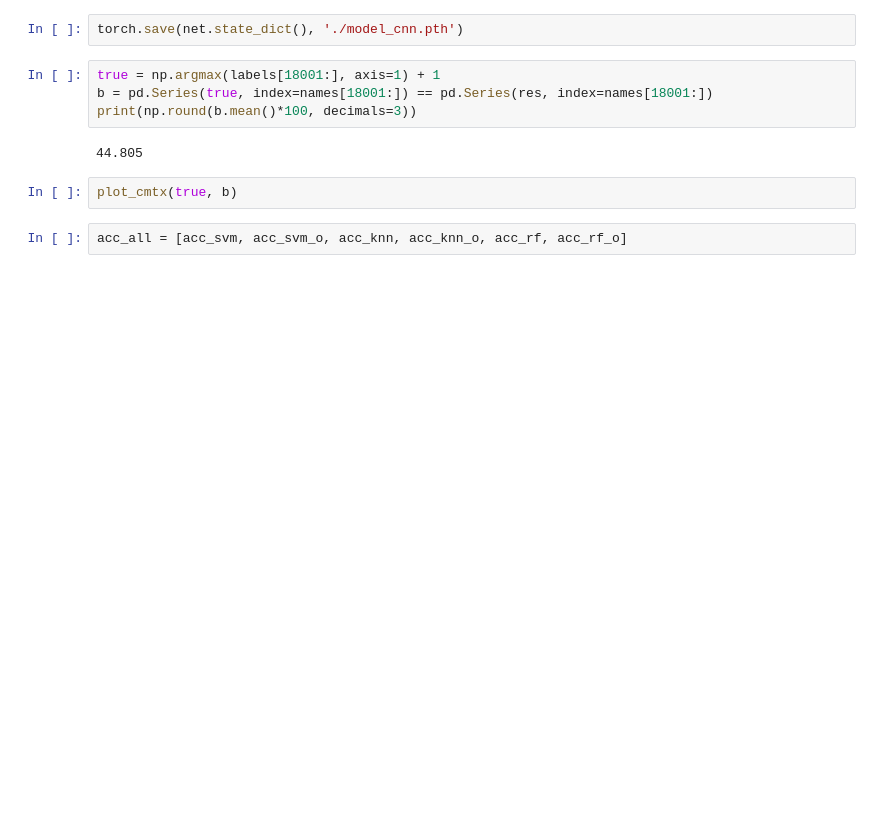
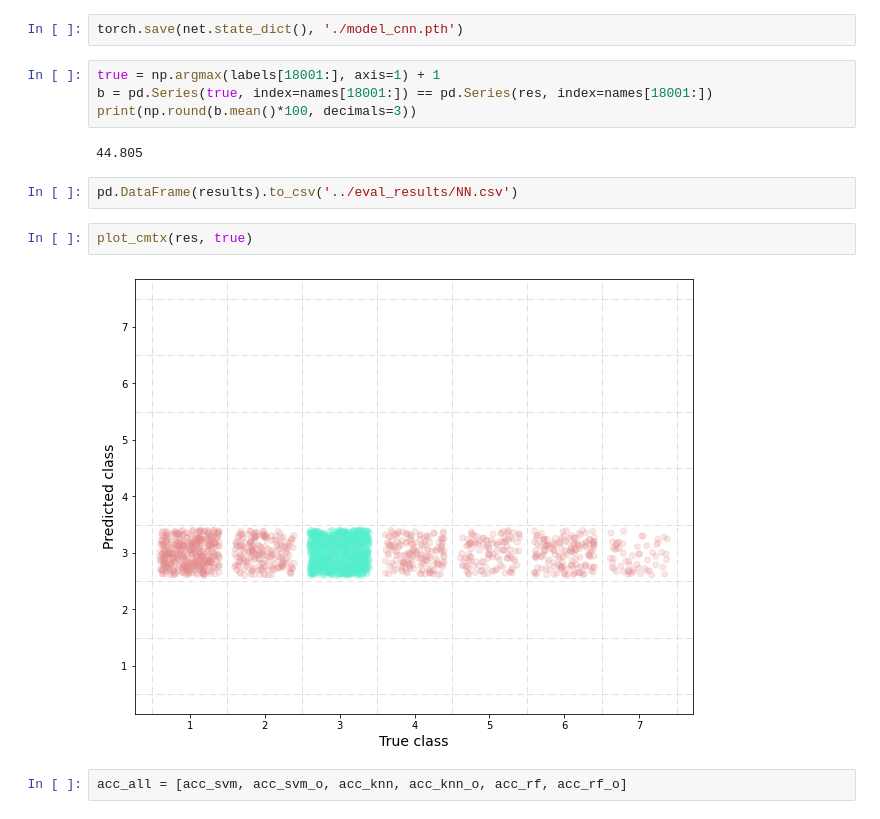
Before and after one commit to birbNoobstein/Predicting-enzyme-function, a Jupyter notebook: code/EnzymeClassification.ipynb, the cells around one changed output. Cells and saved outputs as stored; diff of their text form; blank space fills up the shorter version.

```diff
--- a/code/EnzymeClassification.ipynb
+++ b/code/EnzymeClassification.ipynb
@@ -412,7 +429,11 @@ b = pd.Series(true, index=names[18001:]) == pd.Series(res, index=names[18001:])
 print(np.round(b.mean()*100, decimals=3))
 # %% [output]
 44.805
+# %%
+pd.DataFrame(results).to_csv('../eval_results/NN.csv')
 # %%
-plot_cmtx(true, b)
+plot_cmtx(res, true)
+# %% [output]
+[figure, added]
 # %%
 acc_all = [acc_svm, acc_svm_o, acc_knn, acc_knn_o, acc_rf, acc_rf_o]
```
Also changed, not shown: parts of 2 cells of this notebook, 6 other files.
